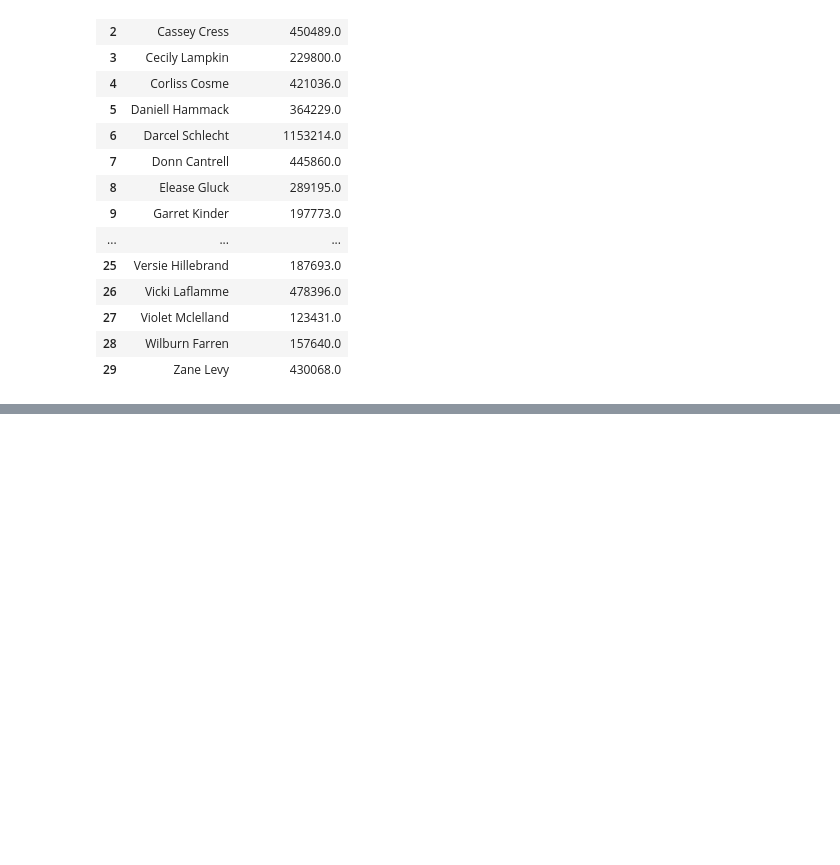
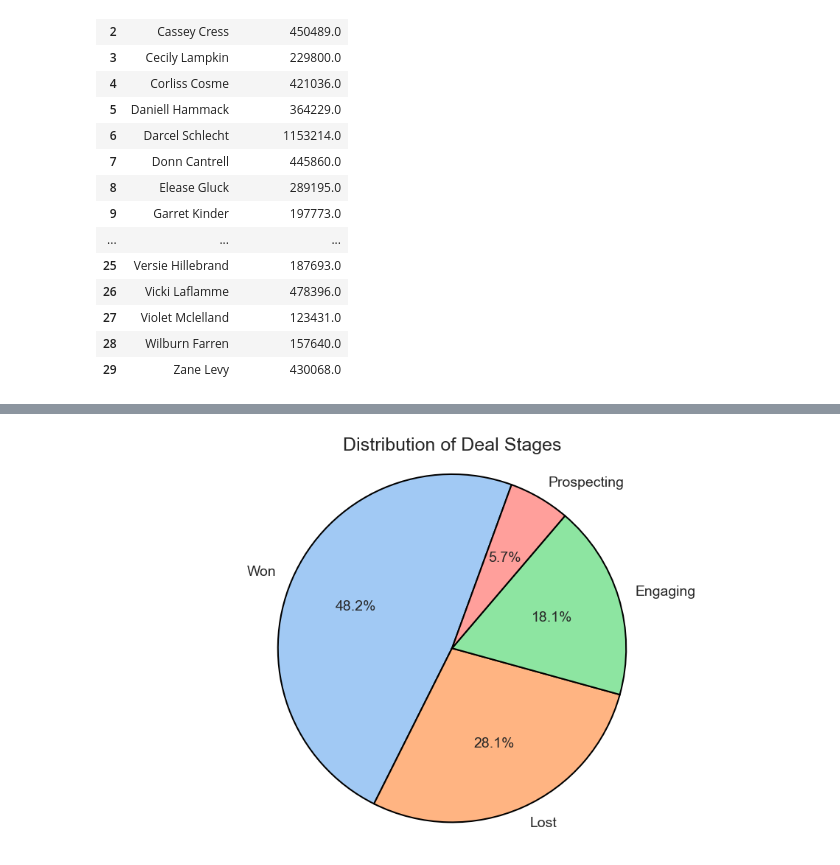
Before and after one commit to abdullah-elhelw0/CRM-Sales-Notebook, a Jupyter notebook: Analysis.ipynb, the cells around one changed output, grey strips where cells are left out. Cells and saved outputs as stored; diff of their text form; code cells hidden in the pictures; blank space fills up the shorter version.

```diff
--- a/Analysis.ipynb
+++ b/Analysis.ipynb
@@ -228,0 +268,22 @@ plt.show()
+# %%
+sns.set_style("whitegrid")
+sns.set_context("talk")
+
+pie_colors = sns.color_palette("pastel")[0:sp['deal_stage'].nunique()]
+
+plt.figure(figsize=(10, 6))
+sp['deal_stage'].value_counts().plot(
+    kind='pie',
+    autopct='%1.1f%%',
+    colors=pie_colors,
+    startangle=70,
+    wedgeprops={'edgecolor': 'k'},
+    textprops={'fontsize': 14}
+)
+plt.title('Distribution of Deal Stages', fontsize=18)
+plt.ylabel('')
+plt.axis('equal')
+plt.tight_layout()
+plt.show()
+# %% [output]
+[figure, added]
```
Also changed, not shown: parts of 6 cells of this notebook.
